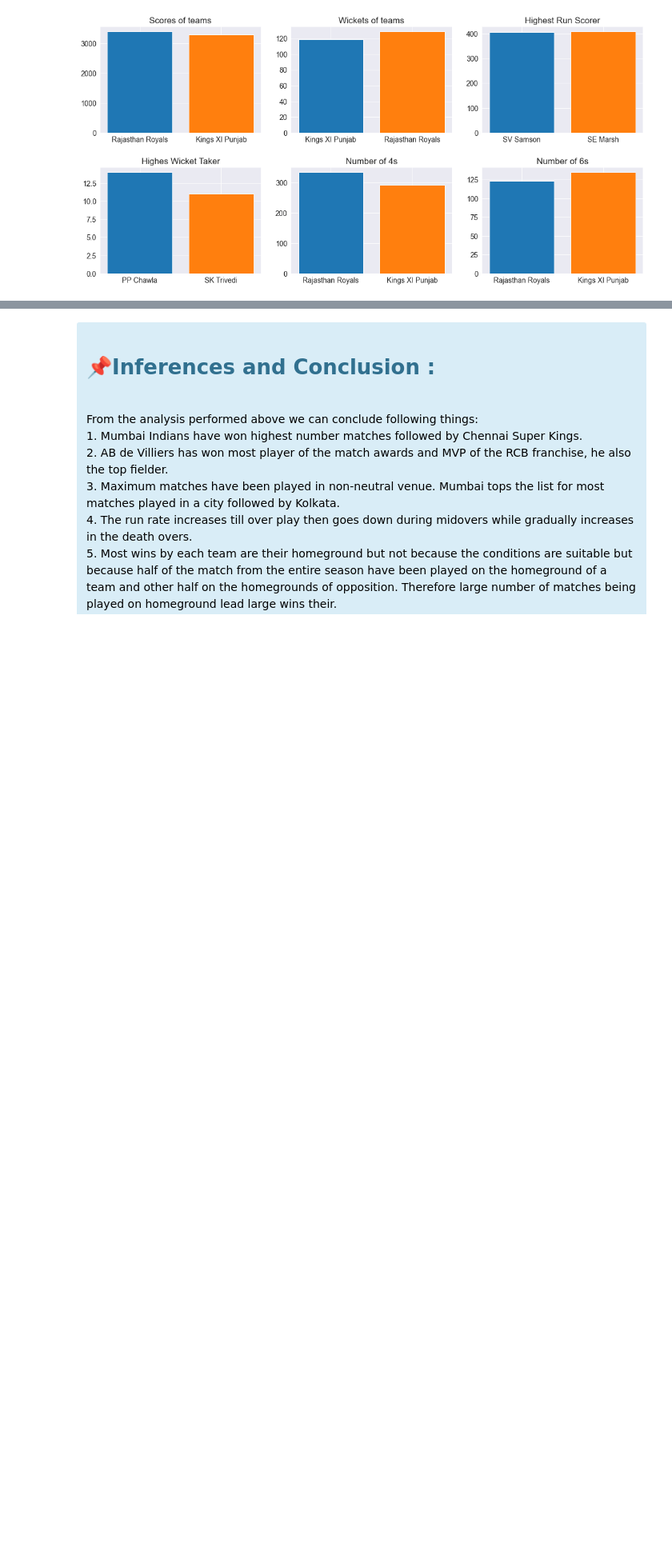
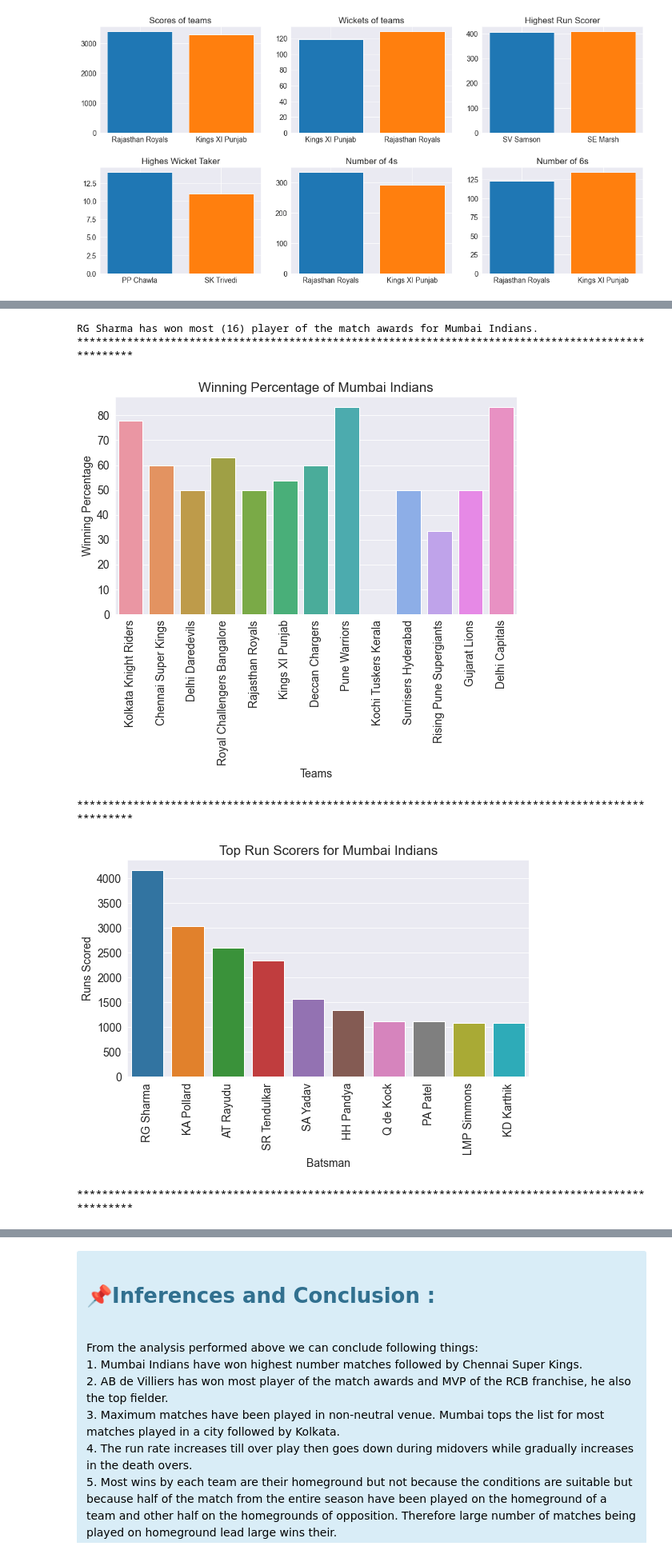
Before and after one commit to prasadposture/Jovian-DA-Course, a Jupyter notebook: Project/Exploratory Data Analysis of IPL.ipynb, the cells around one changed output, grey strips where cells are left out. Shown at 80% size. Drawn from its saved outputs; the diff is of its cells as text; code cells hidden in the pictures; blank space fills up the shorter version.

```diff
--- a/Project/Exploratory Data Analysis of IPL.ipynb
+++ b/Project/Exploratory Data Analysis of IPL.ipynb
@@ -1064,0 +1094,10 @@ While the top wicket taker is K Rabada with 11 wickets.
+# %%
+#getting the stastical information of top team
+stats_info('Mumbai Indians')
+# %% [output]
+RG Sharma has won most (16) player of the match awards for Mumbai Indians.
+****************************************************************************************************
+[figure, added]
+****************************************************************************************************
+[figure, added]
+****************************************************************************************************
```
Also changed, not shown: parts of 14 cells of this notebook.
